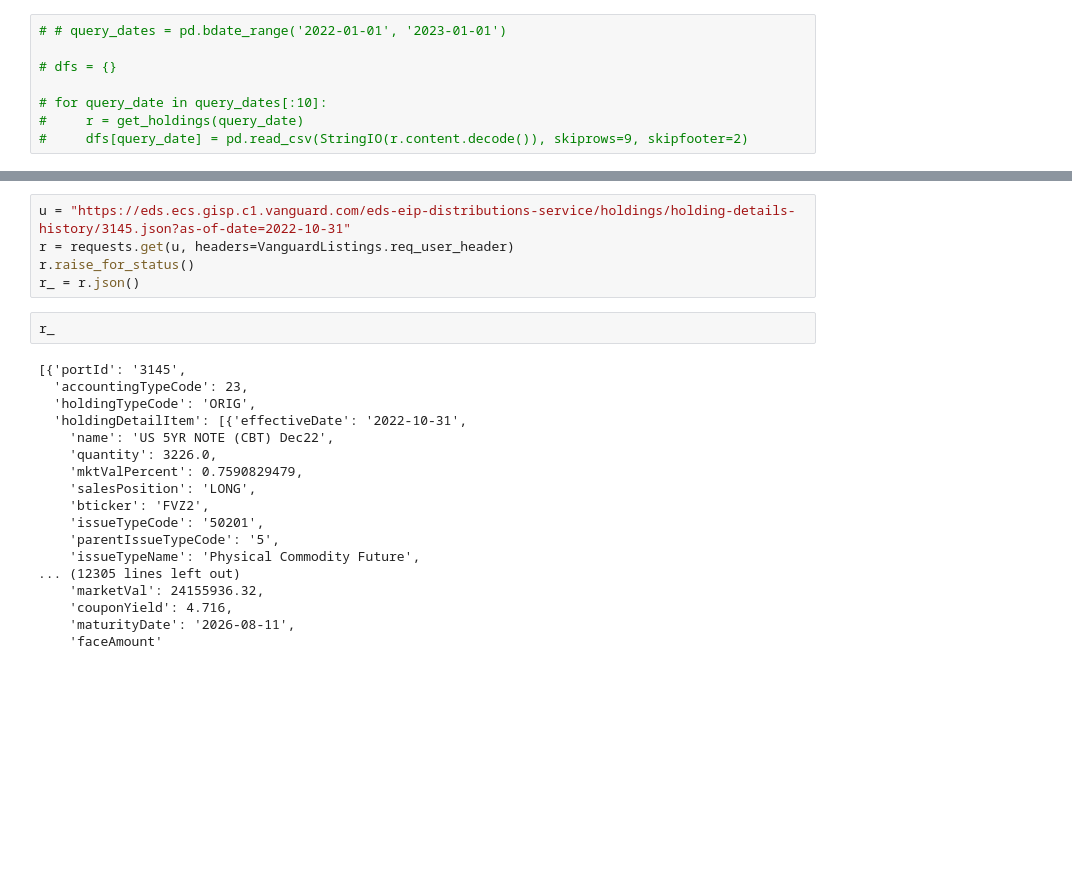
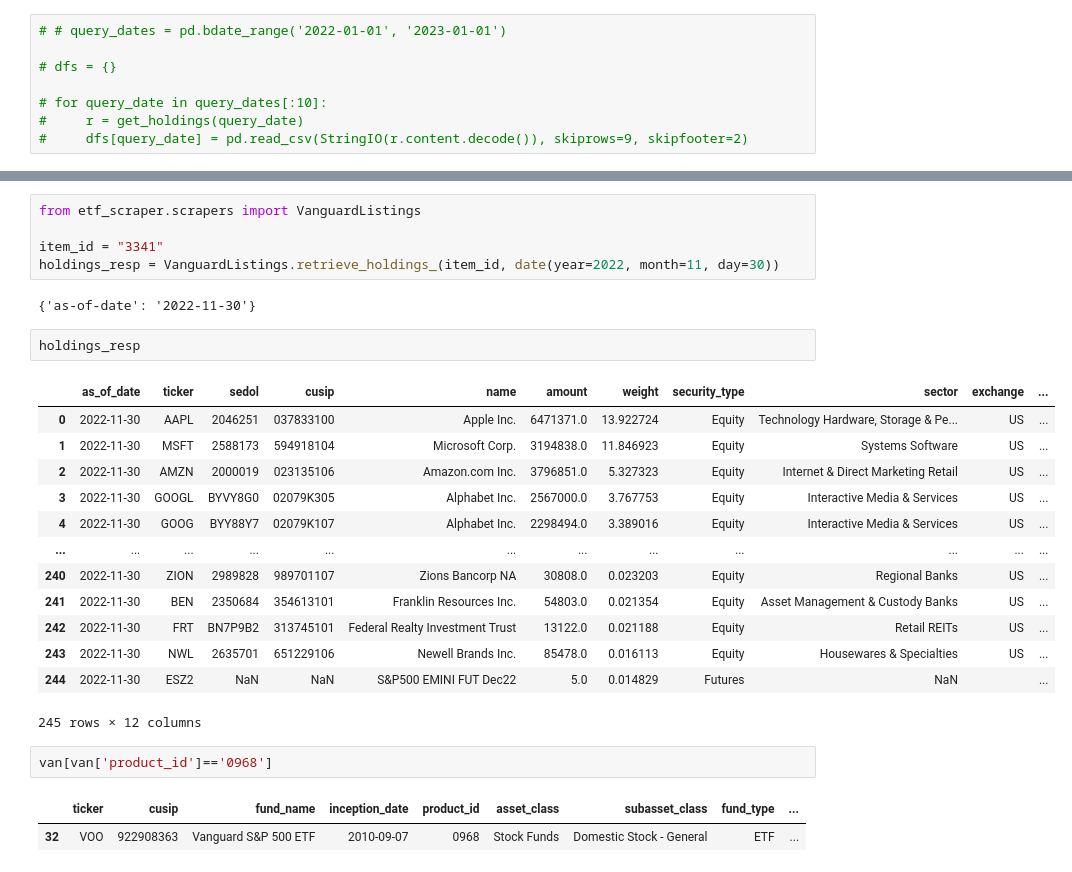
Before and after one commit to nikulpatel3141/ETF-Scraper, a Jupyter notebook: Notebooks/scripting.ipynb, the cells around one changed output, grey strips where cells are left out. Cells and saved outputs as stored; diff of their text form; blank space fills up the shorter version.

Commit message:
checkpoint; test in progress for vanguard holdings

```diff
--- a/Notebooks/scripting.ipynb
+++ b/Notebooks/scripting.ipynb
@@ -210,27 +116,30 @@ class VanguardListings(ProviderListings):
-# %%
-u = "https://eds.ecs.gisp.c1.vanguard.com/eds-eip-distributions-service/holdings/holding-details-history/3145.json?as-of-date=2022-10-31"
-r = requests.get(u, headers=VanguardListings.req_user_header)
-r.raise_for_status()
-r_ = r.json()
-# %%
-r_
-# %% [output]
-[{'portId': '3145',
-  'accountingTypeCode': 23,
-  'holdingTypeCode': 'ORIG',
-  'holdingDetailItem': [{'effectiveDate': '2022-10-31',
-    'name': 'US 5YR NOTE (CBT) Dec22',
-    'quantity': 3226.0,
-    'mktValPercent': 0.7590829479,
-    'salesPosition': 'LONG',
-    'bticker': 'FVZ2',
-    'issueTypeCode': '50201',
-    'parentIssueTypeCode': '5',
-    'issueTypeName': 'Physical Commodity Future',
-... (12305 lines left out)
-    'marketVal': 24155936.32,
-    'couponYield': 4.716,
-    'maturityDate': '2026-08-11',
-    'faceAmount'
+# %%
+from etf_scraper.scrapers import VanguardListings
+
+item_id = "3341"
+holdings_resp = VanguardListings.retrieve_holdings_(item_id, date(year=2022, month=11, day=30))
+# %% [output]
+{'as-of-date': '2022-11-30'}
+# %%
+holdings_resp
+# %% [output]
+|  | as_of_date | ticker | sedol | cusip | name | amount | weight | security_type | sector | exchange | ... |
+| 0 | 2022-11-30 | AAPL | 2046251 | 037833100 | Apple Inc. | 6471371.0 | 13.922724 | Equity | Technology Hardware, Storage & Pe... | US | ... |
+| 1 | 2022-11-30 | MSFT | 2588173 | 594918104 | Microsoft Corp. | 3194838.0 | 11.846923 | Equity | Systems Software | US | ... |
+| 2 | 2022-11-30 | AMZN | 2000019 | 023135106 | Amazon.com Inc. | 3796851.0 | 5.327323 | Equity | Internet & Direct Marketing Retail | US | ... |
+| 3 | 2022-11-30 | GOOGL | BYVY8G0 | 02079K305 | Alphabet Inc. | 2567000.0 | 3.767753 | Equity | Interactive Media & Services | US | ... |
+| 4 | 2022-11-30 | GOOG | BYY88Y7 | 02079K107 | Alphabet Inc. | 2298494.0 | 3.389016 | Equity | Interactive Media & Services | US | ... |
+| ... | ... | ... | ... | ... | ... | ... | ... | ... | ... | ... | ... |
+| 240 | 2022-11-30 | ZION | 2989828 | 989701107 | Zions Bancorp NA | 30808.0 | 0.023203 | Equity | Regional Banks | US | ... |
+| 241 | 2022-11-30 | BEN | 2350684 | 354613101 | Franklin Resources Inc. | 54803.0 | 0.021354 | Equity | Asset Management & Custody Banks | US | ... |
+| 242 | 2022-11-30 | FRT | BN7P9B2 | 313745101 | Federal Realty Investment Trust | 13122.0 | 0.021188 | Equity | Retail REITs | US | ... |
+| 243 | 2022-11-30 | NWL | 2635701 | 651229106 | Newell Brands Inc. | 85478.0 | 0.016113 | Equity | Housewares & Specialties | US | ... |
+| 244 | 2022-11-30 | ESZ2 | NaN | NaN | S&P500 EMINI FUT Dec22 | 5.0 | 0.014829 | Futures | NaN |  | ... |
+245 rows × 12 columns
+# %%
+van[van['product_id']=='0968']
+# %% [output]
+|  | ticker | cusip | fund_name | inception_date | product_id | asset_class | subasset_class | fund_type | ... |
+| 32 | VOO | 922908363 | Vanguard S&P 500 ETF | 2010-09-07 | 0968 | Stock Funds | Domestic Stock - General | ETF | ... |
 # %%
 van = VanguardListings.retrieve_listings()
```
Also changed, not shown: parts of 16 cells of this notebook, 6 other files.
